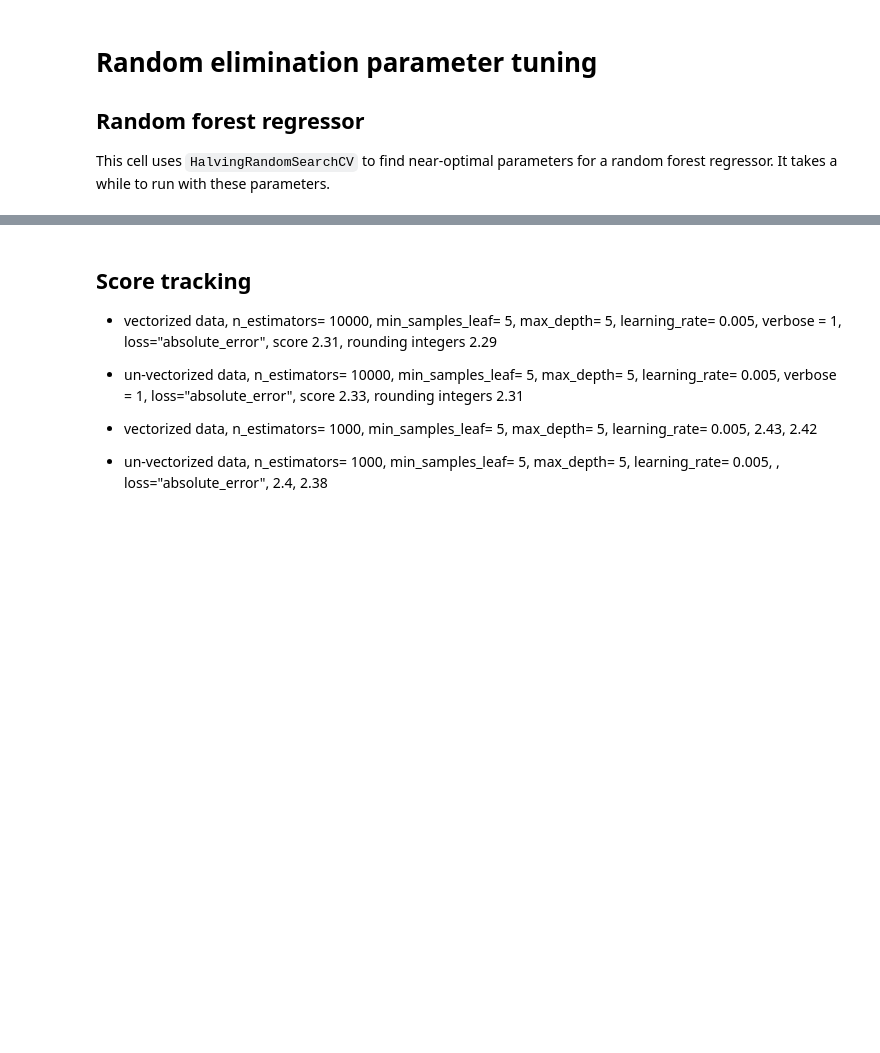
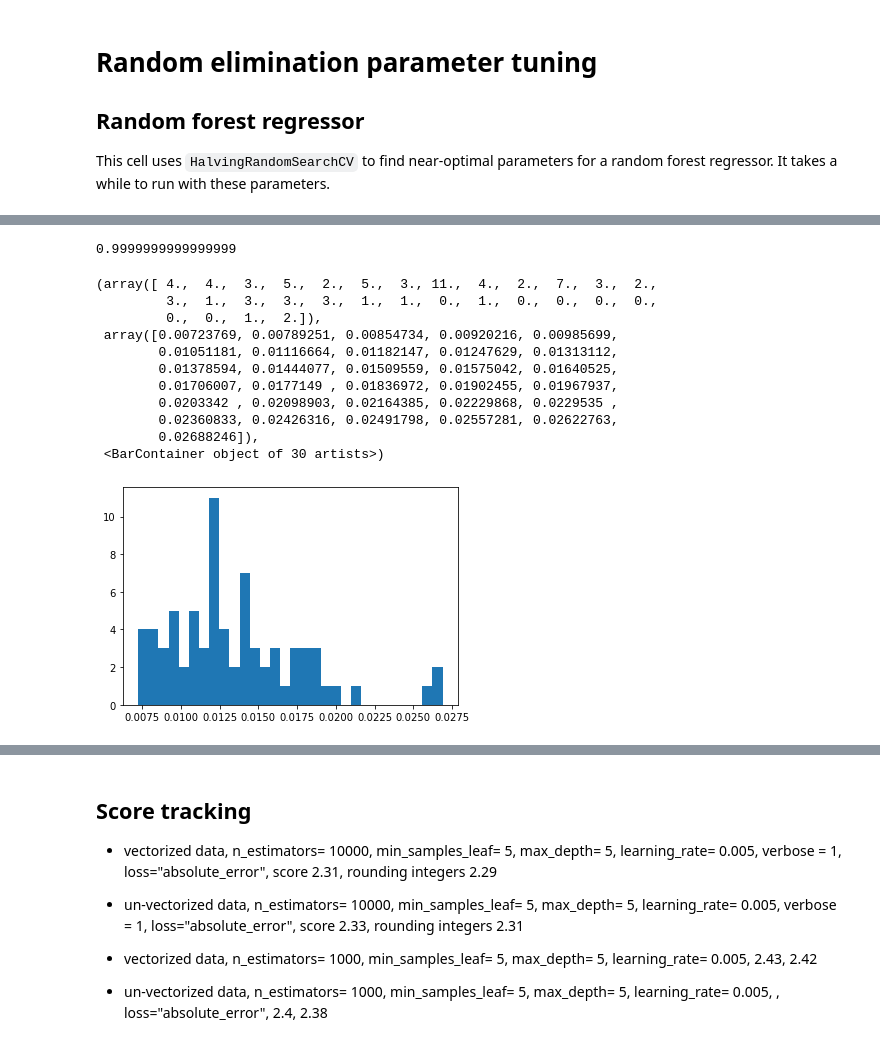
Before and after one commit to phillipSloan/MoreBikes, a Jupyter notebook: by_station_forest.ipynb, the cells around one changed output, grey strips where cells are left out. Drawn from its saved outputs; the diff is of its cells as text; code cells hidden in the pictures; blank space fills up the shorter version.

```diff
--- a/by_station_forest.ipynb
+++ b/by_station_forest.ipynb
@@ -338,0 +296,22 @@ Error on validation holdout: 7.71474202405454
+# %%
+model_weights = np.array(errors)
+model_weights = 1 / model_weights
+model_weights = model_weights / np.sum(model_weights)
+# should equal 1
+print(np.sum(model_weights))
+
+plt.hist(model_weights, bins=30)
+# %% [output]
+0.9999999999999999
+(array([ 4.,  4.,  3.,  5.,  2.,  5.,  3., 11.,  4.,  2.,  7.,  3.,  2.,
+         3.,  1.,  3.,  3.,  3.,  1.,  1.,  0.,  1.,  0.,  0.,  0.,  0.,
+         0.,  0.,  1.,  2.]),
+ array([0.00723769, 0.00789251, 0.00854734, 0.00920216, 0.00985699,
+        0.01051181, 0.01116664, 0.01182147, 0.01247629, 0.01313112,
+        0.01378594, 0.01444077, 0.01509559, 0.01575042, 0.01640525,
+        0.01706007, 0.0177149 , 0.01836972, 0.01902455, 0.01967937,
+        0.0203342 , 0.02098903, 0.02164385, 0.02229868, 0.0229535 ,
+        0.02360833, 0.02426316, 0.02491798, 0.02557281, 0.02622763,
+        0.02688246]),
+ <BarContainer object of 30 artists>)
+[figure, added]
```
Also changed, not shown: parts of 7 cells of this notebook, 1 other file.
